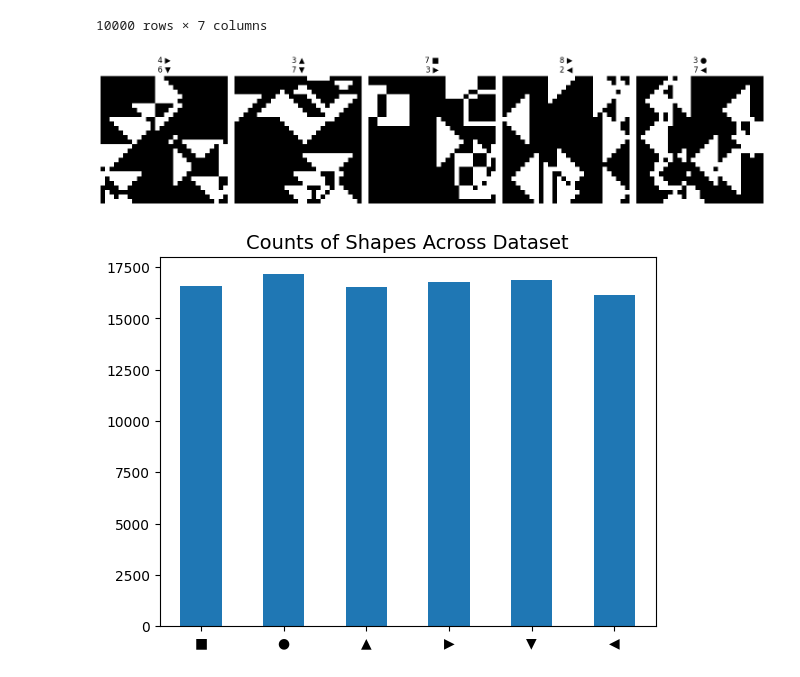
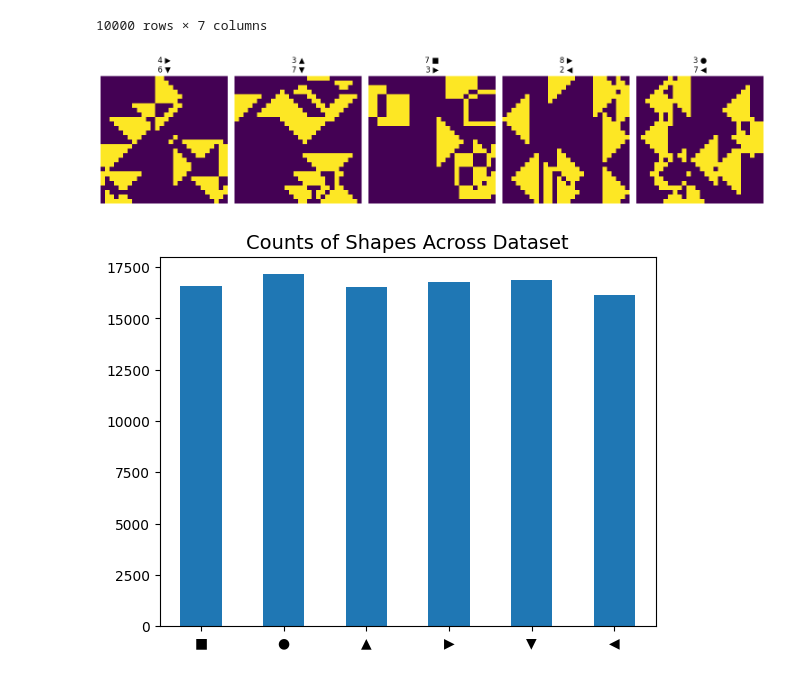
Before and after one commit to wkotala/DNN-HW1, a Jupyter notebook: DNN-homework-1.ipynb, the cells around one changed output. Drawn from its saved outputs; the diff is of its cells as text; code cells hidden in the pictures.

```diff
--- a/DNN-homework-1.ipynb
+++ b/DNN-homework-1.ipynb
@@ -59,34 +63,34 @@ labels_df
 # %%
 sample_df = labels_df[10:15]
 shapes = {
     'squares': '\u25A0',
     'circles': '\u25CF',
     'up': '\u25B2',
     'right': '\u25B6',
     'down': '\u25BC',
     'left': '\u25C0',
 }
 
 fig, axes = plt.subplots(1, len(sample_df), figsize=(15, 4))
 
 for ax, row in zip(axes, sample_df.itertuples()):
     # Plot the image.
     img_path = data_dir / row.name
-    img = Image.open(img_path)
+    img = Image.open(img_path).convert('L')
     ax.imshow(img)
 
     # Display info about shapes in the image.
     title_parts = [
         f'{count} {shape_symbol}'
         for shape_name, shape_symbol in shapes.items()
         if (count := getattr(row, shape_name)) > 0
     ]
     ax.set_title('\n'.join(title_parts))
     ax.axis('off')
 
 plt.tight_layout()
 plt.show()
 # %% [output]
-[figure, old version]
+[figure, new version]
 # %%
 plt.title('Counts of Shapes Across Dataset', fontsize=14)
```
Also changed, not shown: parts of 7 cells of this notebook.
